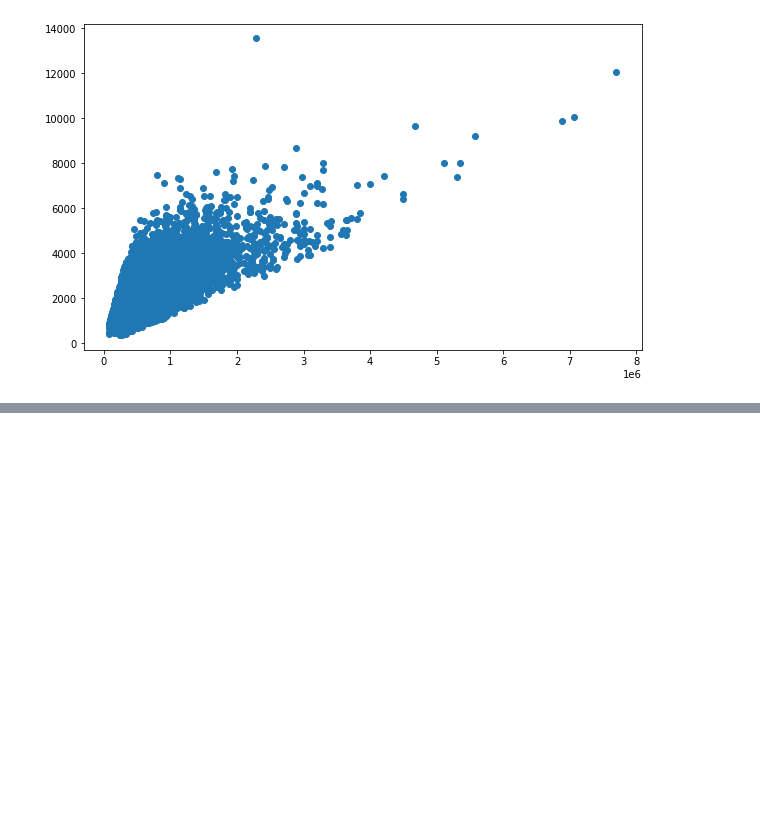
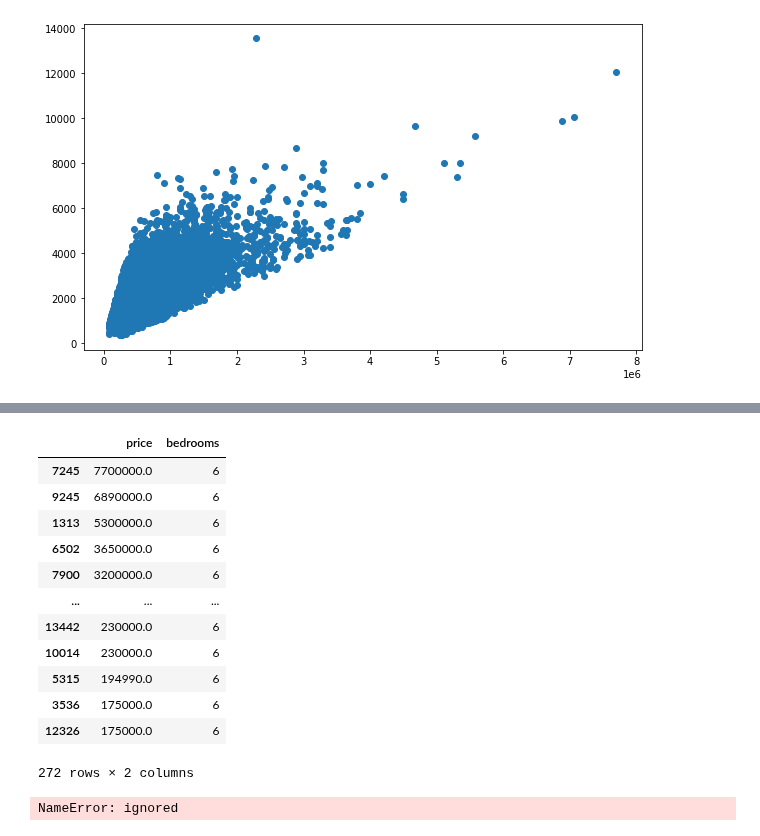
Before and after one commit to enggrobin/PythonProjects, a Jupyter notebook: DL_Keras_House_Regression.ipynb, the cells around one changed output, grey strips where cells are left out. Cells and saved outputs as stored; diff of their text form; code cells hidden in the pictures; blank space fills up the shorter version.

```diff
--- a/DL_Keras_House_Regression.ipynb
+++ b/DL_Keras_House_Regression.ipynb
@@ -107,0 +104,25 @@ plt.scatter(x=df_house["price"],y=df_house["sqft_living"])
+# %%
+# Expensive houses list :
+df = df_house[["price","bedrooms"]].sort_values(by = "price",ascending = False)
+# %% [output]
+|  | price | bedrooms |
+| 7245 | 7700000.0 | 6 |
+| 9245 | 6890000.0 | 6 |
+| 1313 | 5300000.0 | 6 |
+| 6502 | 3650000.0 | 6 |
+| 7900 | 3200000.0 | 6 |
+| ... | ... | ... |
+| 13442 | 230000.0 | 6 |
+| 10014 | 230000.0 | 6 |
+| 5315 | 194990.0 | 6 |
+| 3536 | 175000.0 | 6 |
+| 12326 | 175000.0 | 6 |
+272 rows × 2 columns
+# %%
+# Take the botton 99 % of the houses :
+len(df_house) * .01 #215.97 is 1% of the houses
+df_btm_99 = df_house.sort_values(by = "price",ascending = False).iloc[216:]
+
+sns.boxplot(x=df_house["waterfront"],y=df_house["price"])
+# %% [output]
+NameError: ignored
```
Also changed, not shown: parts of 3 cells of this notebook.
